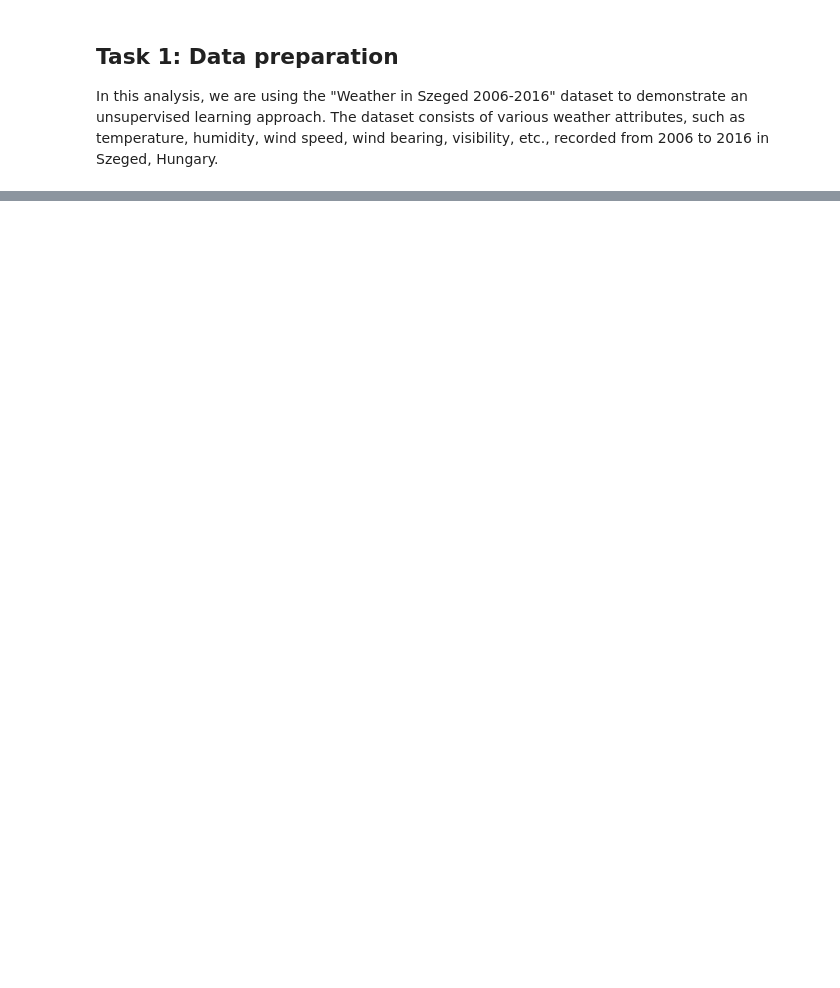
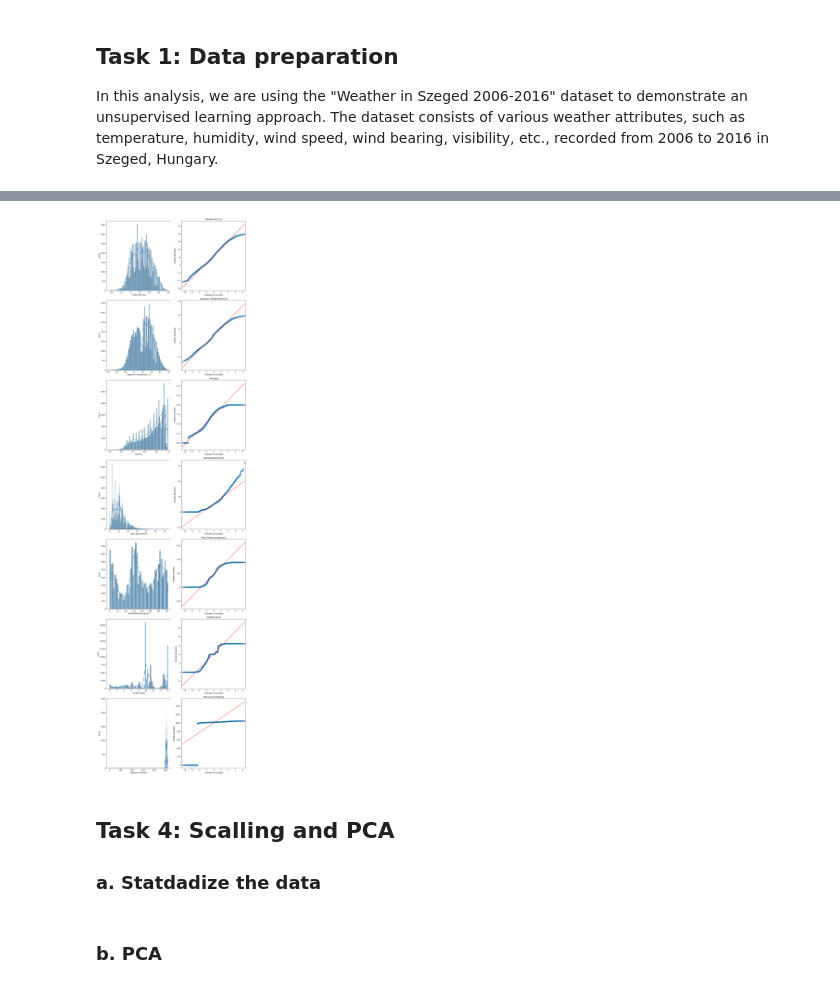
Before and after one commit to Bencool/MBA6636-Business-Analytics, a Jupyter notebook: research/I05 Unsupervised Learning/0722 I05 Unsupervised Learning Bin Liao.ipynb, the cells around one changed output, grey strips where cells are left out. Saved outputs shown, nothing was run; the diff lists cells and outputs as text; code cells hidden in the pictures; blank space fills up the shorter version.

```diff
--- a/research/I05 Unsupervised Learning/0722 I05 Unsupervised Learning Bin Liao.ipynb
+++ b/research/I05 Unsupervised Learning/0722 I05 Unsupervised Learning Bin Liao.ipynb
@@ -42,0 +258,19 @@ In this analysis, we are using the "Weather in Szeged 2006-2016" dataset to demo
+# %%
+import statsmodels.api as sm
+cat_col = ["Summary","Precip Type","Daily Summary"]
+num_col = ["Temperature (C)","Apparent Temperature (C)","Humidity","Wind Speed (km/h)","Wind Bearing (degrees)","Visibility (km)","Pressure (millibars)"]
+
+fig,axes = plt.subplots(len(num_col),2,figsize=(12, len(weather_df.columns)*4))
+for i, col in enumerate(num_col):
+    sns.histplot(weather_df[col], ax = axes[i,0],kde =True)
+    sm.qqplot(weather_df[col].dropna(),line = "s",fmt = "b",ax = axes[i,1])
+    axes[i, 1].set_title(col)
+
+plt.tight_layout()
+plt.show()
+# %% [output]
+[figure, added]
+# %% [markdown]
+## Task 4: Scalling and PCA
+
+### a. Statdadize the data
@@ -42,0 +283,2 @@ In this analysis, we are using the "Weather in Szeged 2006-2016" dataset to demo
+# %% [markdown]
+### b. PCA
```
Also changed, not shown: parts of 35 cells of this notebook.
